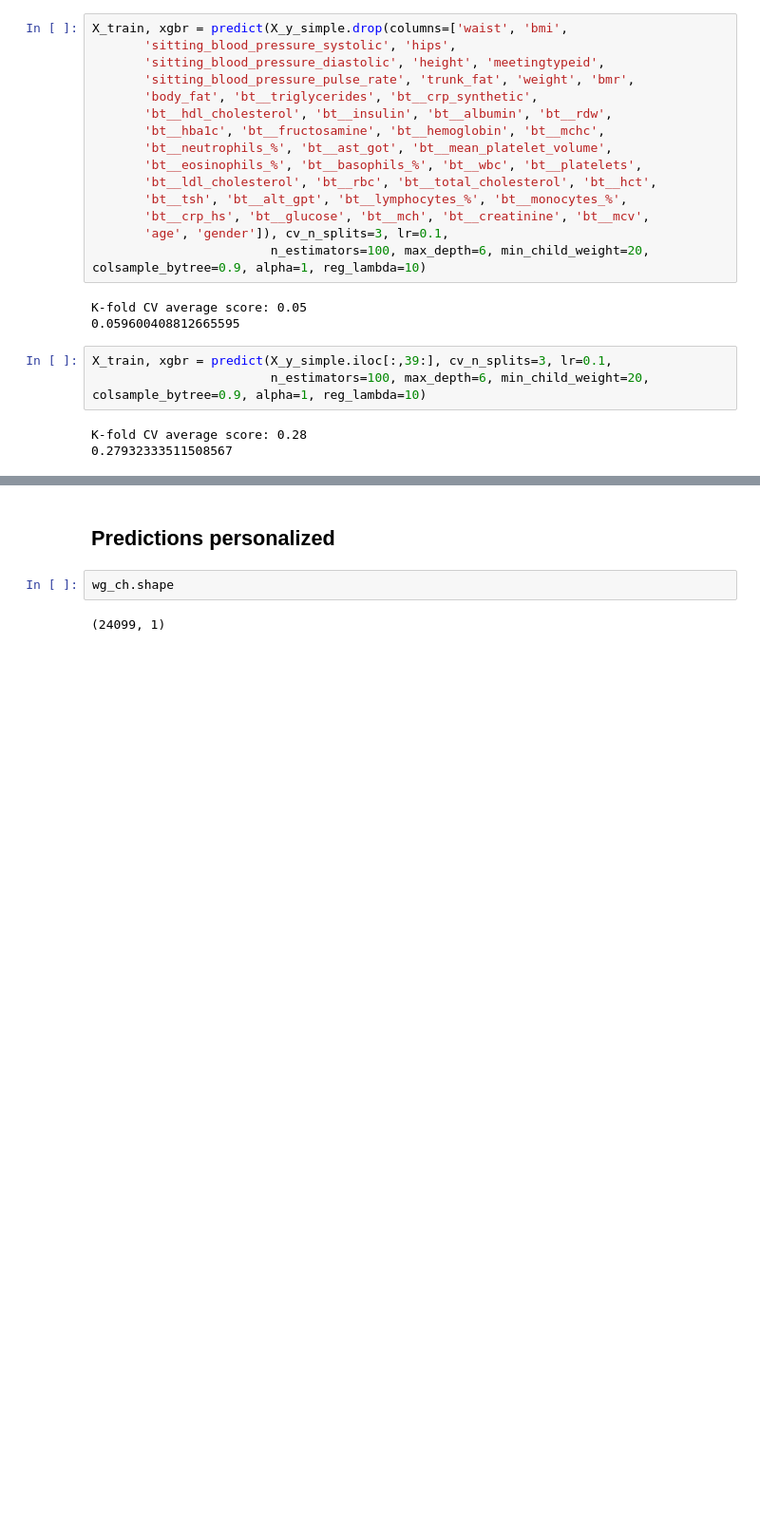
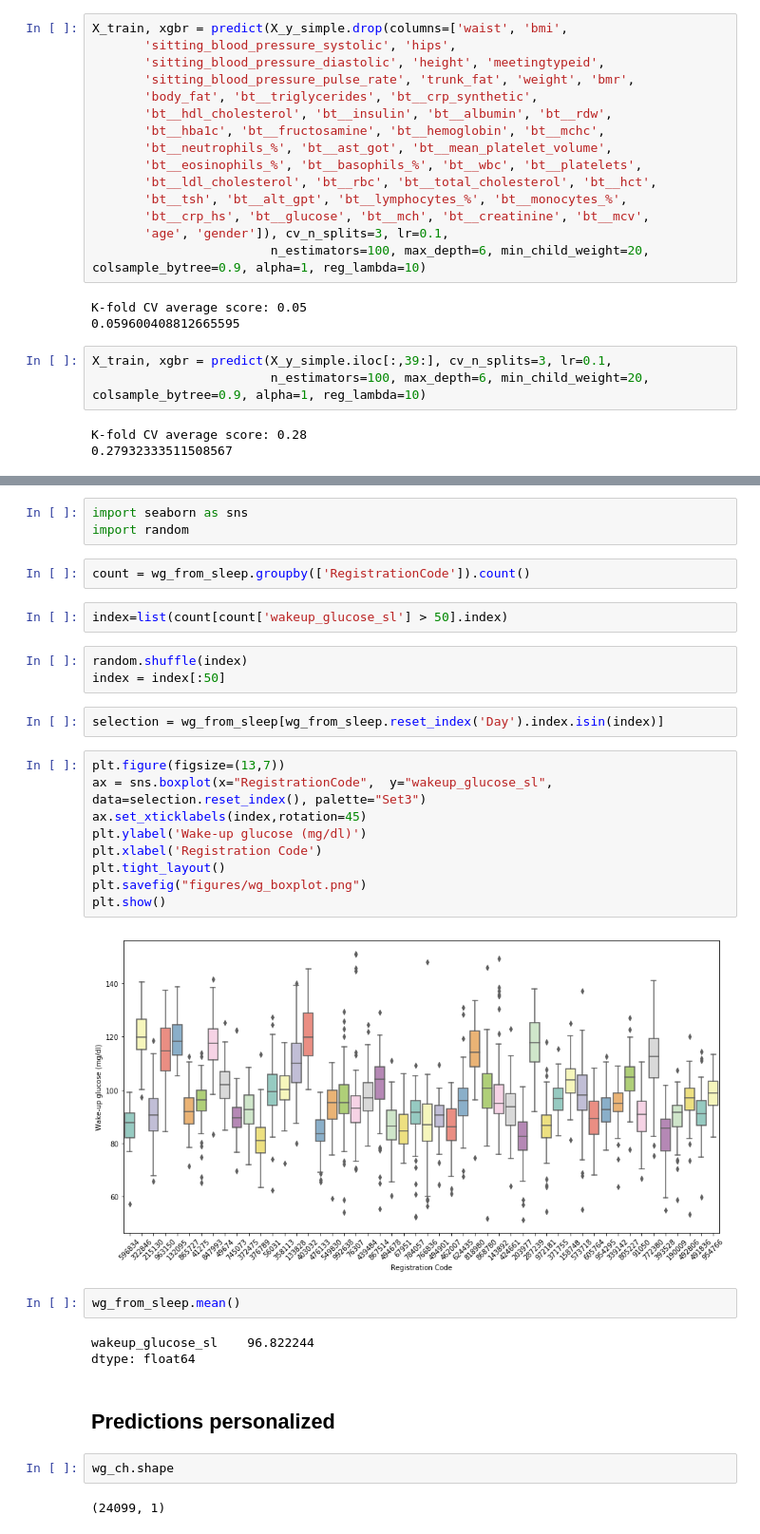
Before and after one commit to ElviraMingazova/MA_Thesis, a Jupyter notebook: Predictions from the diet and personal features.ipynb, the cells around one changed output, grey strips where cells are left out. Shown at 95% size. Saved outputs shown, nothing was run; the diff lists cells and outputs as text; blank space fills up the shorter version.

Commit message:
boxplot wg values added

```diff
--- a/Predictions from the diet and personal features.ipynb
+++ b/Predictions from the diet and personal features.ipynb
@@ -1982,3 +1984,31 @@ K-fold CV average score: 0.28
+# %%
+import seaborn as sns
+import random
+# %%
+count = wg_from_sleep.groupby(['RegistrationCode']).count()
+# %%
+index=list(count[count['wakeup_glucose_sl'] > 50].index)
+# %%
+random.shuffle(index)
+index = index[:50]
+# %%
+selection = wg_from_sleep[wg_from_sleep.reset_index('Day').index.isin(index)]
+# %%
+plt.figure(figsize=(13,7))
+ax = sns.boxplot(x="RegistrationCode",  y="wakeup_glucose_sl", data=selection.reset_index(), palette="Set3")
+ax.set_xticklabels(index,rotation=45)
+plt.ylabel('Wake-up glucose (mg/dl)')
+plt.xlabel('Registration Code')
+plt.tight_layout()
+plt.savefig("figures/wg_boxplot.png")
+plt.show()
+# %% [output]
+[figure, added]
+# %%
+wg_from_sleep.mean()
+# %% [output]
+wakeup_glucose_sl    96.822244
+dtype: float64
 # %% [markdown]
 ## Predictions personalized
 # %%
```
Also changed, not shown: parts of 4 cells of this notebook.
